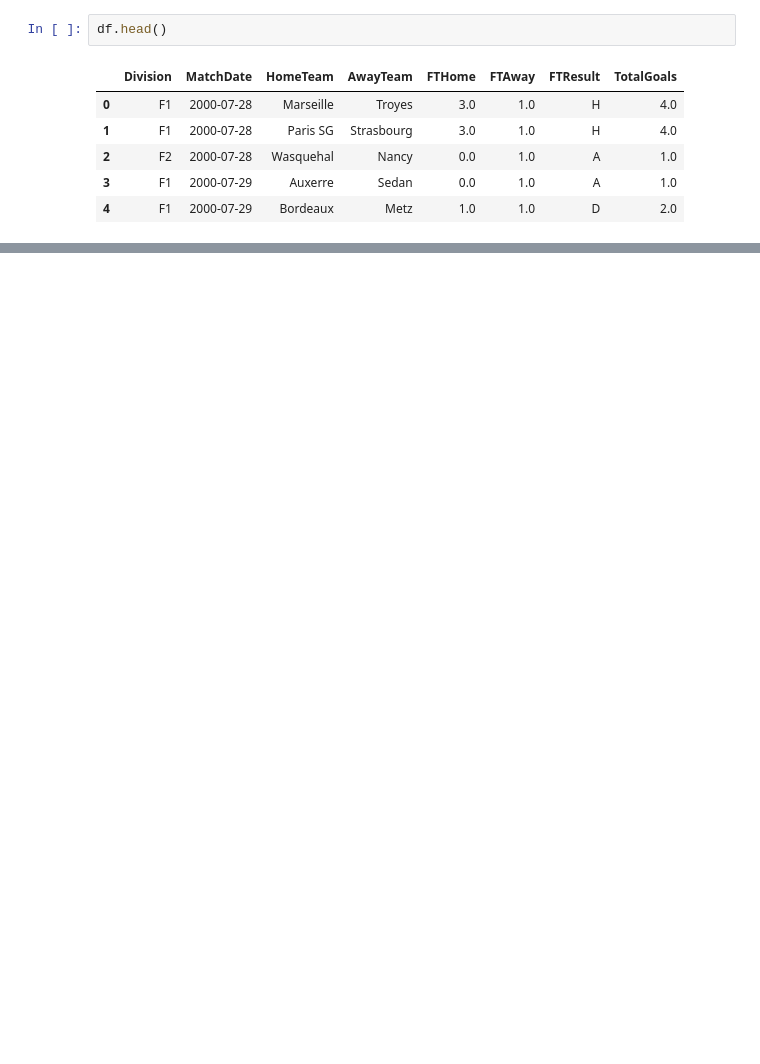
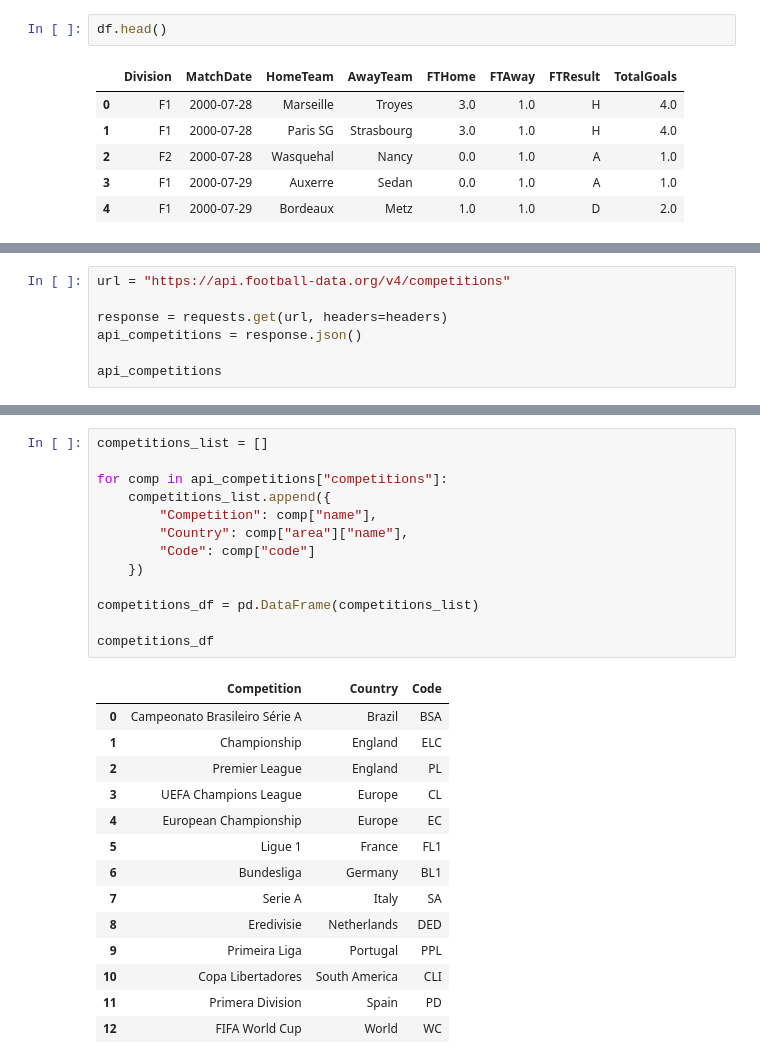
Before and after one commit to kevinjgonzalezp-ui/Football-Data-Analysis, a Jupyter notebook: Untitled-1.ipynb, the cells around one changed output, grey strips where cells are left out. Drawn from its saved outputs; the diff is of its cells as text; blank space fills up the shorter version.

```diff
--- a/Untitled-1.ipynb
+++ b/Untitled-1.ipynb
@@ -96,0 +245,7 @@ df.head()
+# %%
+url = "https://api.football-data.org/v4/competitions"
+
+response = requests.get(url, headers=headers)
+api_competitions = response.json()
+
+api_competitions
@@ -96,0 +270,28 @@ df.head()
+# %%
+competitions_list = []
+
+for comp in api_competitions["competitions"]:
+    competitions_list.append({
+        "Competition": comp["name"],
+        "Country": comp["area"]["name"],
+        "Code": comp["code"]
+    })
+
+competitions_df = pd.DataFrame(competitions_list)
+
+competitions_df
+# %% [output]
+|  | Competition | Country | Code |
+| 0 | Campeonato Brasileiro Série A | Brazil | BSA |
+| 1 | Championship | England | ELC |
+| 2 | Premier League | England | PL |
+| 3 | UEFA Champions League | Europe | CL |
+| 4 | European Championship | Europe | EC |
+| 5 | Ligue 1 | France | FL1 |
+| 6 | Bundesliga | Germany | BL1 |
+| 7 | Serie A | Italy | SA |
+| 8 | Eredivisie | Netherlands | DED |
+| 9 | Primeira Liga | Portugal | PPL |
+| 10 | Copa Libertadores | South America | CLI |
+| 11 | Primera Division | Spain | PD |
+| 12 | FIFA World Cup | World | WC |
```
Also changed, not shown: parts of 29 cells of this notebook, 1 other file.
